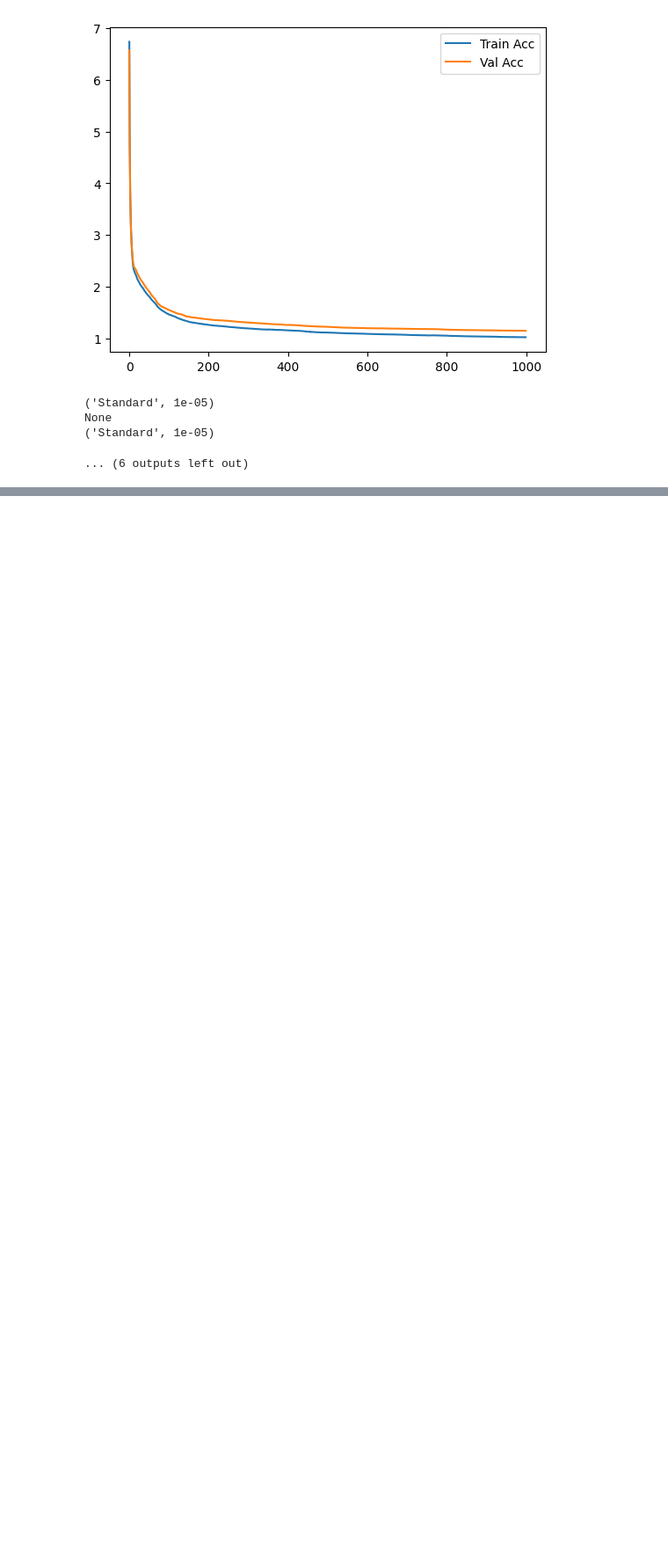
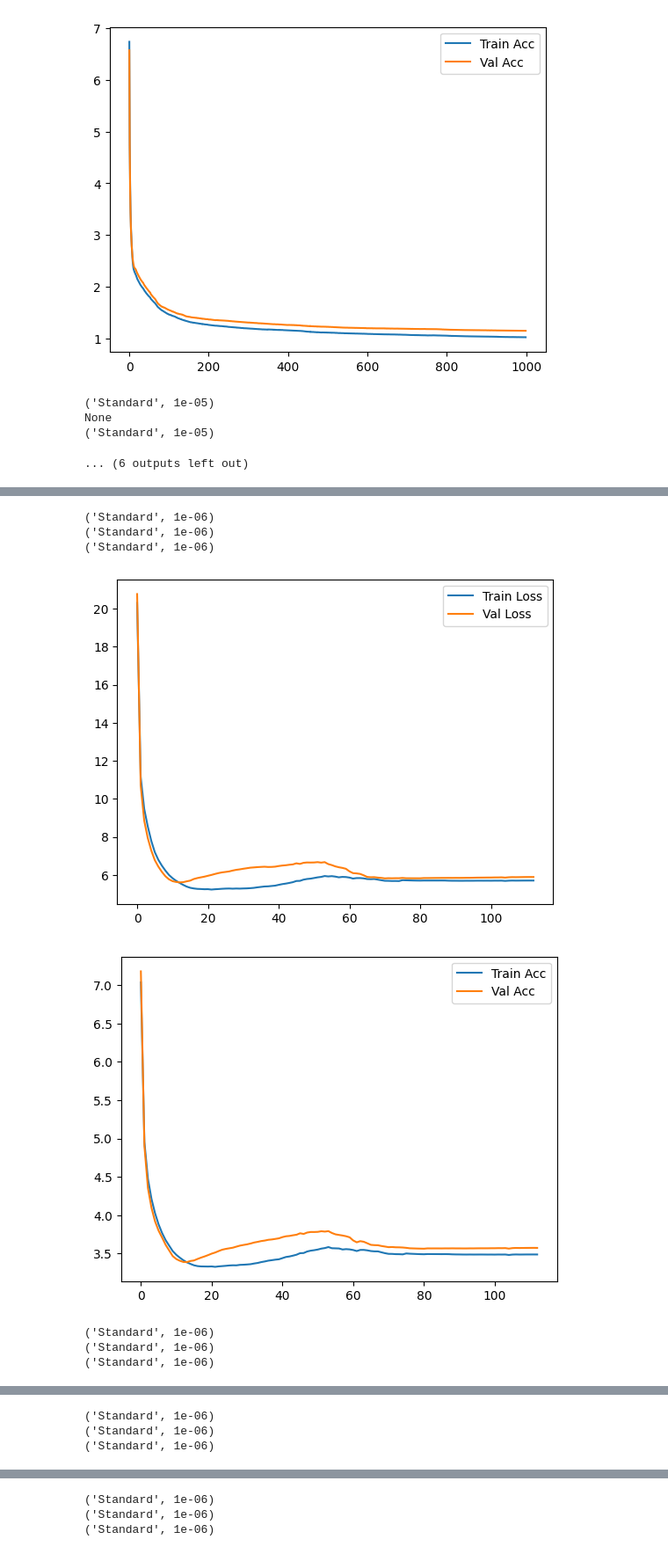
Before and after one commit to Slocon00/ML-project, a Jupyter notebook: notebooks/test_cup.ipynb, the cells around one changed output, grey strips where cells are left out. Shown: that part at 88% size. Cells and saved outputs as stored; diff of their text form; code cells hidden in the pictures; blank space fills up the shorter version.

```diff
--- a/notebooks/test_cup.ipynb
+++ b/notebooks/test_cup.ipynb
@@ -178,11 +194,11 @@ losses_ = "MSE"
 layers_sizes_ = [16,16,3]
 
 startings_ = []
+startings_range_ = []
 activations_ = []
 regularizers_ = []
 regularizers_lambda_ = []
 momentums_ = []
-momentums_range_ = []
 
 
 for h in range(len(hyperparameters)):
@@ -191,21 +207,22 @@ for h in range(len(hyperparameters)):
     regularizers_ = []
     regularizers_lambda_ = []
     momentums_ = []
-    momentums_range_ = []
+    startings_range_ = []
     etas_ = hyperparameters[h][8]
     for i in range(len(layers_sizes[0])):
+        activations_.append(hyperparameters[h][3] if i != len(layers_sizes[0])-1 else "Identity")
         startings_.append(hyperparameters[h][2])
-        activations_.append(hyperparameters[h][3] if i != len(layers_sizes[0])-1 else "Identity")
+        startings_range_.append(hyperparameters[h][7])
         regularizers_.append(hyperparameters[h][4])
         regularizers_lambda_.append(hyperparameters[h][5])
         momentums_.append(hyperparameters[h][6])
-        momentums_range_.append(hyperparameters[h][7])
+
+    print(activations_)
     print(startings_)
-    print(activations_)
+    print(startings_range_)
     print(regularizers_)
     print(regularizers_lambda_)
     print(momentums_)
-    print(momentums_range_)
     print(etas_)
     print("\n")
 # %% [output]
@@ -228,0 +245,54 @@ for h in range(len(hyperparameters)):
+# %%
+seed = 3
+
+for h in range(len(hyperparameters)):
+    activations_ = []
+    startings_ = []
+    startings_range_ = []
+    regularizers_ = []
+    regularizers_lambda_ = []
+    momentums_ = []
+    etas_ = hyperparameters[h][8]
+    for i in range(len(layers_sizes[0])):
+        activations_.append(hyperparameters[h][3] if i != len(layers_sizes[0])-1 else "Identity")
+        startings_.append(hyperparameters[h][2])
+        startings_range_.append(hyperparameters[h][7])
+        regularizers_.append(hyperparameters[h][4])
+        regularizers_lambda_.append(hyperparameters[h][5])
+        momentums_.append(hyperparameters[h][6])
+    net = create_all_net(
+        seed=seed,
+        loss="MSE",
+        batch_size=1,
+        input_size=len(X_train[0]),
+        num_layer=3,
+        layers_size=[16,16,3],
+        activations=activations_,
+        starting=startings_,
+        starting_range=startings_range_,
+        regularizers=regularizers_,
+        regularizers_lambda=regularizers_lambda_,
+        momentums=momentums_,
+        eta=etas_
+        )
+    statistics = kfold_crossval(
+        X=X_train,
+        y=y_train,
+        k=6,
+        net=net,
+        epochs=1000,
+        patience=100,
+        seed=seed,
+        metric=MEE()
+        )
+    print(statistics)
+    print("\n\n\n")
+# %% [output]
+('Standard', 1e-06)
+('Standard', 1e-06)
+('Standard', 1e-06)
+[figure, added]
+[figure, added]
+('Standard', 1e-06)
+('Standard', 1e-06)
+('Standard', 1e-06)
@@ -228,0 +301,3 @@ for h in range(len(hyperparameters)):
+('Standard', 1e-06)
+('Standard', 1e-06)
+('Standard', 1e-06)
@@ -228,0 +306,3 @@ for h in range(len(hyperparameters)):
+('Standard', 1e-06)
+('Standard', 1e-06)
+('Standard', 1e-06)
```
Also changed, not shown: parts of 3 cells of this notebook, 1 other file.
